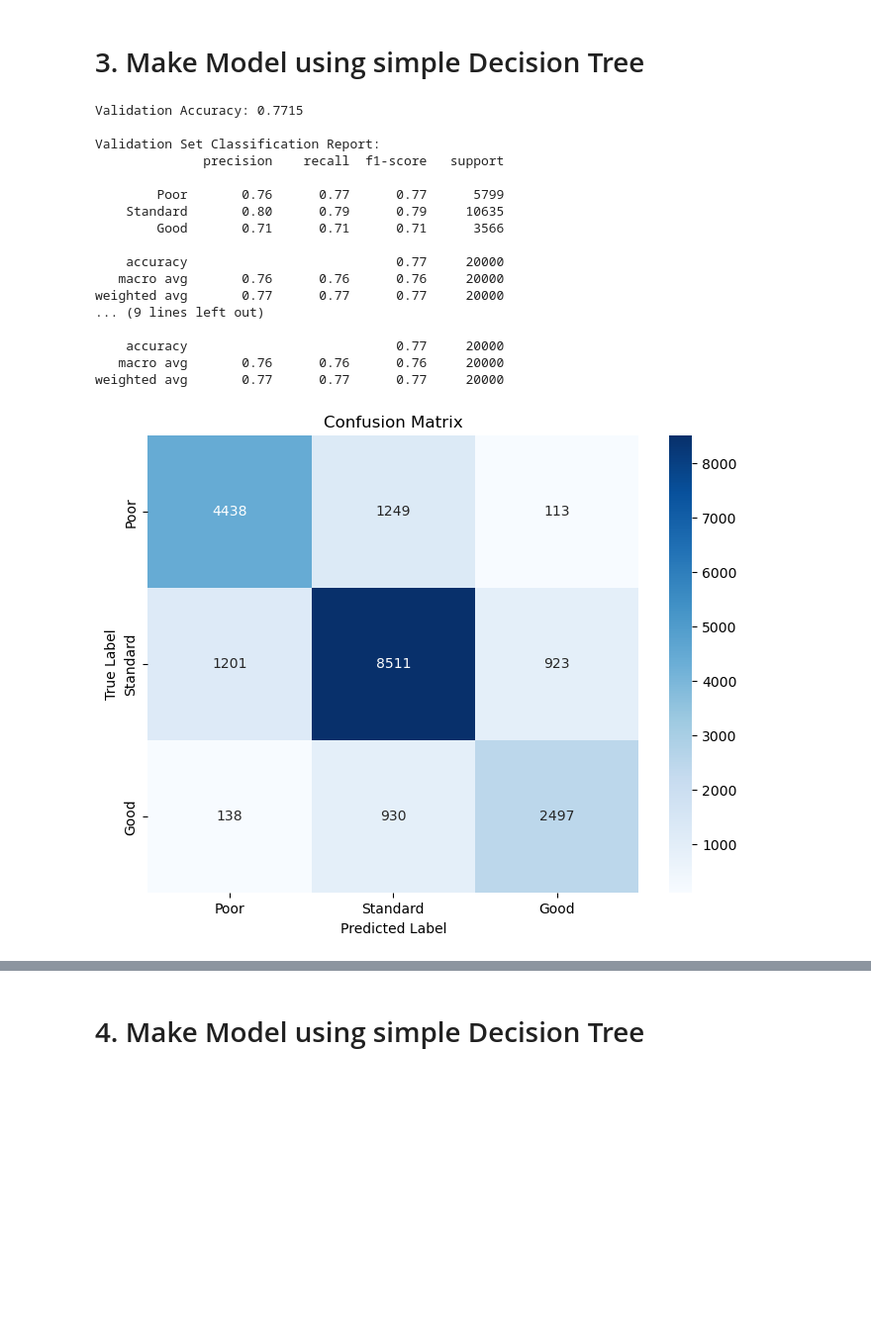
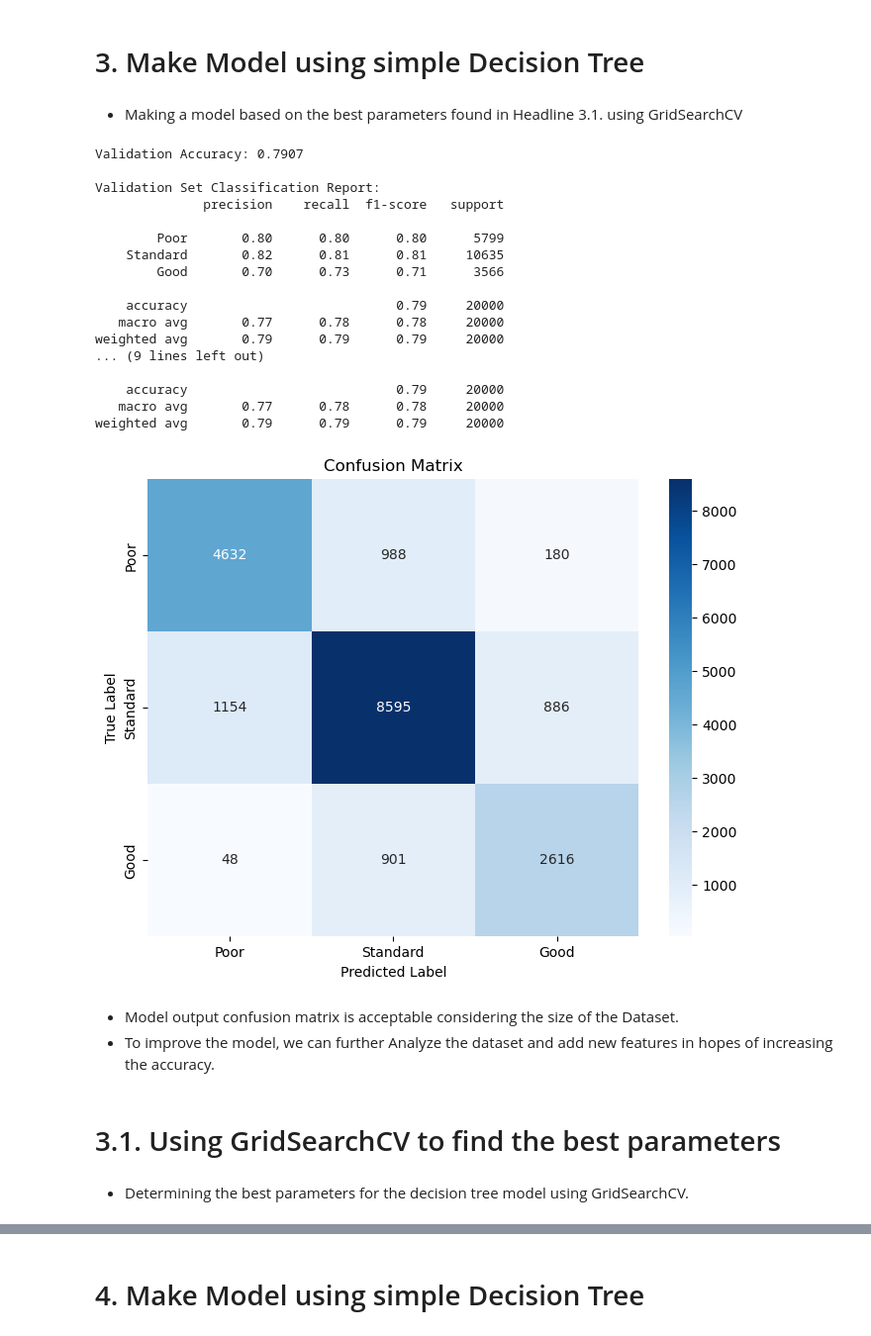
Before and after one commit to RattleBrattle/Credit-Score-Decision-Tree-Machine-Learning, a Jupyter notebook: Decision_Tree_Model.ipynb, the cells around one changed output, grey strips where cells are left out. Shown at 99% size. Cells and saved outputs as stored; diff of their text form; code cells hidden in the pictures; blank space fills up the shorter version.

```diff
--- a/Decision_Tree_Model.ipynb
+++ b/Decision_Tree_Model.ipynb
@@ -30,6 +30,8 @@ df.head()
 5 rows × 22 columns
 # %% [markdown]
 # 3. Make Model using simple Decision Tree
+# %% [markdown]
+- Making a model based on the best parameters found in Headline 3.1. using GridSearchCV
 # %%
 # Assign features and target
 X, y = df.drop('Credit_Score_Encoded', axis=1), df['Credit_Score_Encoded']
@@ -43,8 +45,9 @@ X_val, X_test, y_val, y_test = train_test_split(
     X_temp, y_temp, test_size=0.5, random_state=42, stratify=y_temp
 )
 
-# Train simple decision tree model
-classifier = DecisionTreeClassifier()
+# Train simple decision tree model based on best parameters by GridSearchCV
+# {'criterion': 'entropy', 'max_depth': 20, 'max_features': 'None', 'min_samples_leaf': 2, 'min_samples_split': 5}
+classifier = DecisionTreeClassifier(criterion='entropy', max_depth=20, max_features=None, min_samples_leaf=2, min_samples_split=5)
 classifier.fit(X_train, y_train)
 
 # Evaluate on validation set
@@ -58,41 +61,48 @@ print(classification_report(y_val, y_val_pred,
                            target_names=['Poor', 'Standard', 'Good']))
 
 # Evaluate on Test set
 y_test_pred = classifier.predict(X_test)
 test_accuracy = accuracy_score(y_test, y_test_pred)
 print(f"Test Accuracy: {test_accuracy:.4f}")
 
 # Check performance for test set
 print("\nTest Set Classification Report:")
 print(classification_report(y_test, y_test_pred,
                            target_names=['Poor', 'Standard', 'Good']))
 
 # Confusion matrix result
 plt.figure(figsize=(8, 6))
 cm = confusion_matrix(y_test, y_test_pred)
 sns.heatmap(cm, annot=True, fmt='d', cmap='Blues',
             xticklabels=['Poor', 'Standard', 'Good'],
             yticklabels=['Poor', 'Standard', 'Good'])
 plt.title('Confusion Matrix')
 plt.ylabel('True Label')
 plt.xlabel('Predicted Label')
 plt.show()
 # %% [output]
-Validation Accuracy: 0.7715
+Validation Accuracy: 0.7907
 
 Validation Set Classification Report:
               precision    recall  f1-score   support
 
-        Poor       0.76      0.77      0.77      5799
-    Standard       0.80      0.79      0.79     10635
-        Good       0.71      0.71      0.71      3566
+        Poor       0.80      0.80      0.80      5799
+    Standard       0.82      0.81      0.81     10635
+        Good       0.70      0.73      0.71      3566
 
-    accuracy                           0.77     20000
-   macro avg       0.76      0.76      0.76     20000
-weighted avg       0.77      0.77      0.77     20000
+    accuracy                           0.79     20000
+   macro avg       0.77      0.78      0.78     20000
+weighted avg       0.79      0.79      0.79     20000
 ... (9 lines left out)
 
-    accuracy                           0.77     20000
-   macro avg       0.76      0.76      0.76     20000
-weighted avg       0.77      0.77      0.77     20000
+    accuracy                           0.79     20000
+   macro avg       0.77      0.78      0.78     20000
+weighted avg       0.79      0.79      0.79     20000
-[figure, old version]
+[figure, new version]
+# %% [markdown]
+- Model output confusion matrix is acceptable considering the size of the Dataset.
+- To improve the model, we can further Analyze the dataset and add new features in hopes of increasing the accuracy.
+# %% [markdown]
+# 3.1. Using GridSearchCV to find the best parameters
+# %% [markdown]
+- Determining the best parameters for the decision tree model using GridSearchCV.
```
Also changed, not shown: parts of 8 cells of this notebook.
